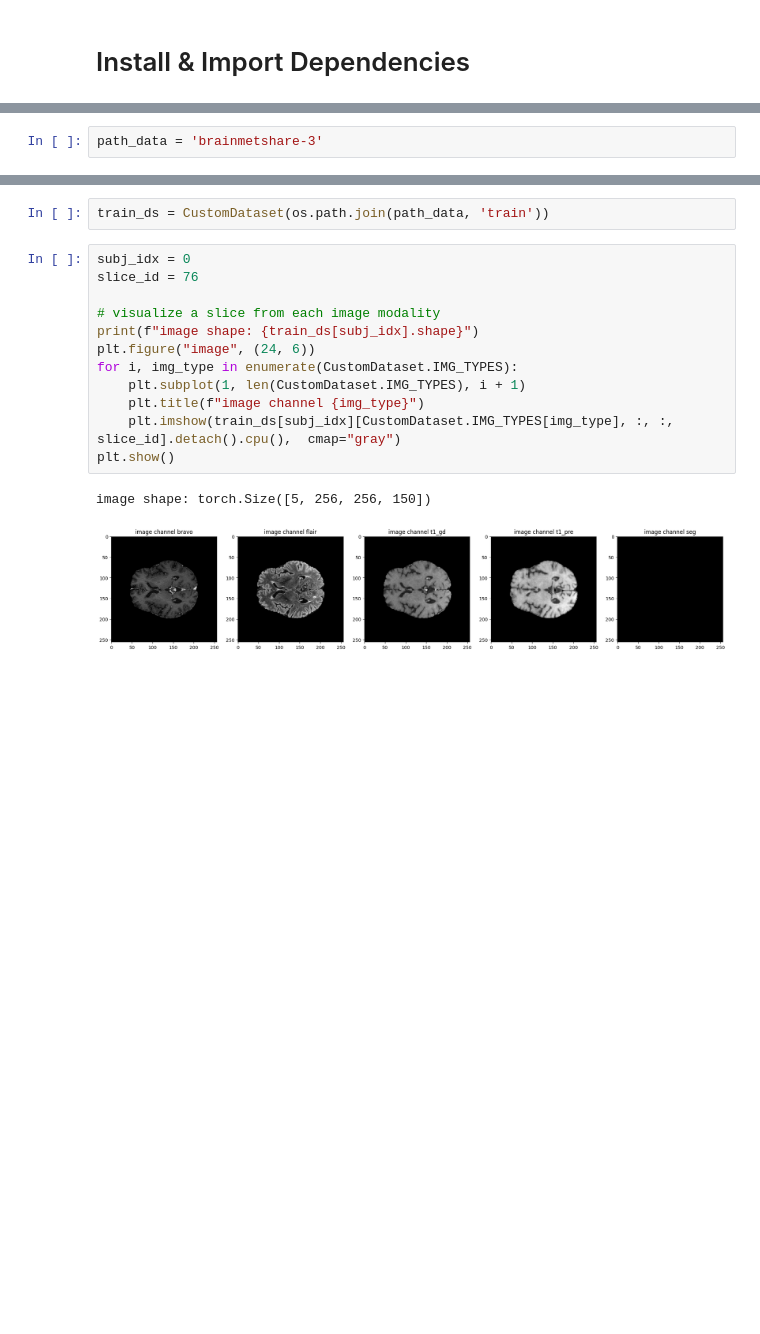
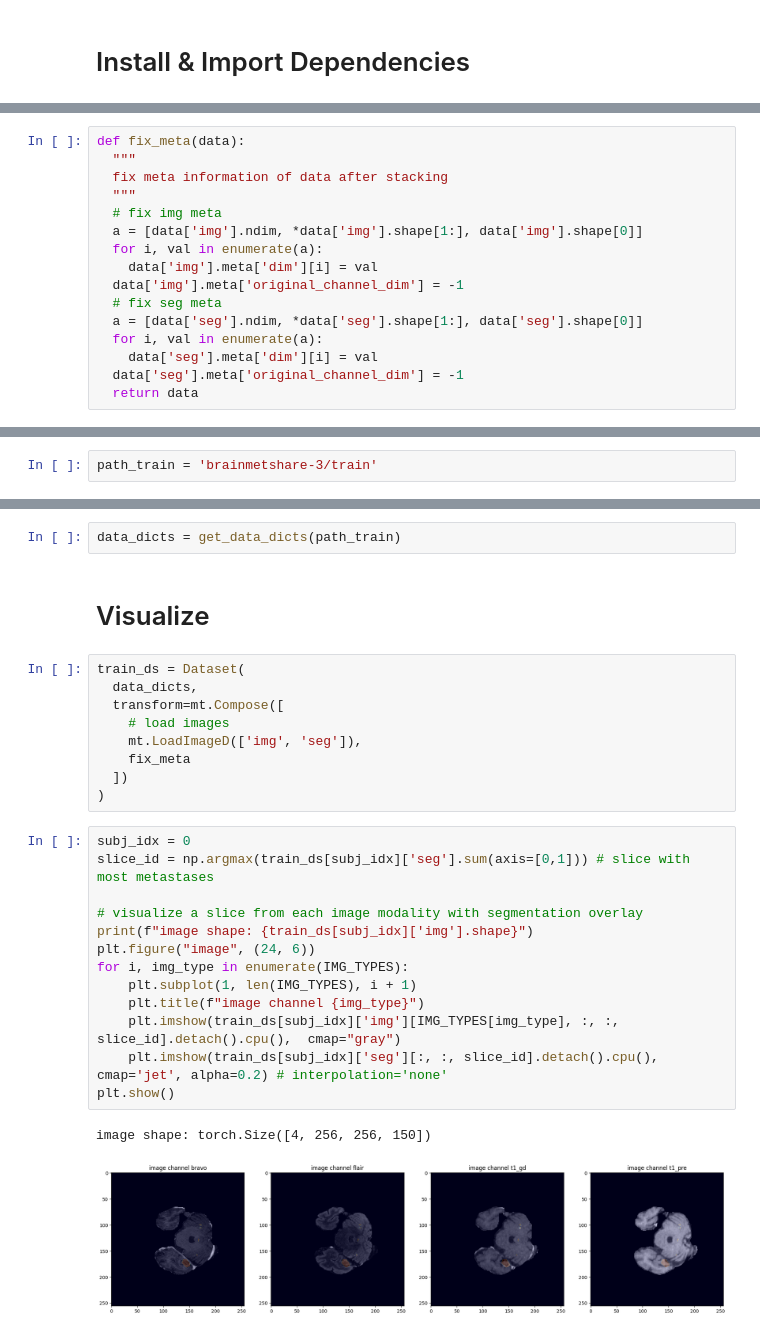
Before and after one commit to guswns3396/PSYC-221-Project, a Jupyter notebook: Segment.ipynb, the cells around one changed output, grey strips where cells are left out. Cells and saved outputs as stored; diff of their text form; blank space fills up the shorter version.

```diff
--- a/Segment.ipynb
+++ b/Segment.ipynb
@@ -30,0 +76,16 @@ from torch.utils.data import Dataset
+# %%
+def fix_meta(data):
+  """
+  fix meta information of data after stacking
+  """
+  # fix img meta
+  a = [data['img'].ndim, *data['img'].shape[1:], data['img'].shape[0]]
+  for i, val in enumerate(a):
+    data['img'].meta['dim'][i] = val
+  data['img'].meta['original_channel_dim'] = -1
+  # fix seg meta
+  a = [data['seg'].ndim, *data['seg'].shape[1:], data['seg'].shape[0]]
+  for i, val in enumerate(a):
+    data['seg'].meta['dim'][i] = val
+  data['seg'].meta['original_channel_dim'] = -1
+  return data
@@ -31,2 +99,2 @@ from torch.utils.data import Dataset
 # %%
-path_data = 'brainmetshare-3'
+path_train = 'brainmetshare-3/train'
@@ -89,17 +101,29 @@ class CustomDataset(Dataset):
-# %%
-train_ds = CustomDataset(os.path.join(path_data, 'train'))
+# %%
+data_dicts = get_data_dicts(path_train)
+# %% [markdown]
+# Visualize
+# %%
+train_ds = Dataset(
+  data_dicts,
+  transform=mt.Compose([
+    # load images
+    mt.LoadImageD(['img', 'seg']),
+    fix_meta
+  ])
+)
 # %%
 subj_idx = 0
-slice_id = 76
+slice_id = np.argmax(train_ds[subj_idx]['seg'].sum(axis=[0,1])) # slice with most metastases
 
-# visualize a slice from each image modality
-print(f"image shape: {train_ds[subj_idx].shape}")
+# visualize a slice from each image modality with segmentation overlay
+print(f"image shape: {train_ds[subj_idx]['img'].shape}")
 plt.figure("image", (24, 6))
-for i, img_type in enumerate(CustomDataset.IMG_TYPES):
-    plt.subplot(1, len(CustomDataset.IMG_TYPES), i + 1)
+for i, img_type in enumerate(IMG_TYPES):
+    plt.subplot(1, len(IMG_TYPES), i + 1)
     plt.title(f"image channel {img_type}")
-    plt.imshow(train_ds[subj_idx][CustomDataset.IMG_TYPES[img_type], :, :, slice_id].detach().cpu(),  cmap="gray")
+    plt.imshow(train_ds[subj_idx]['img'][IMG_TYPES[img_type], :, :, slice_id].detach().cpu(),  cmap="gray")
+    plt.imshow(train_ds[subj_idx]['seg'][:, :, slice_id].detach().cpu(), cmap='jet', alpha=0.2) # interpolation='none'
 plt.show()
 # %% [output]
-image shape: torch.Size([5, 256, 256, 150])
+image shape: torch.Size([4, 256, 256, 150])
-[figure, old version]
+[figure, new version]
```
Also changed, not shown: parts of 12 cells of this notebook.
